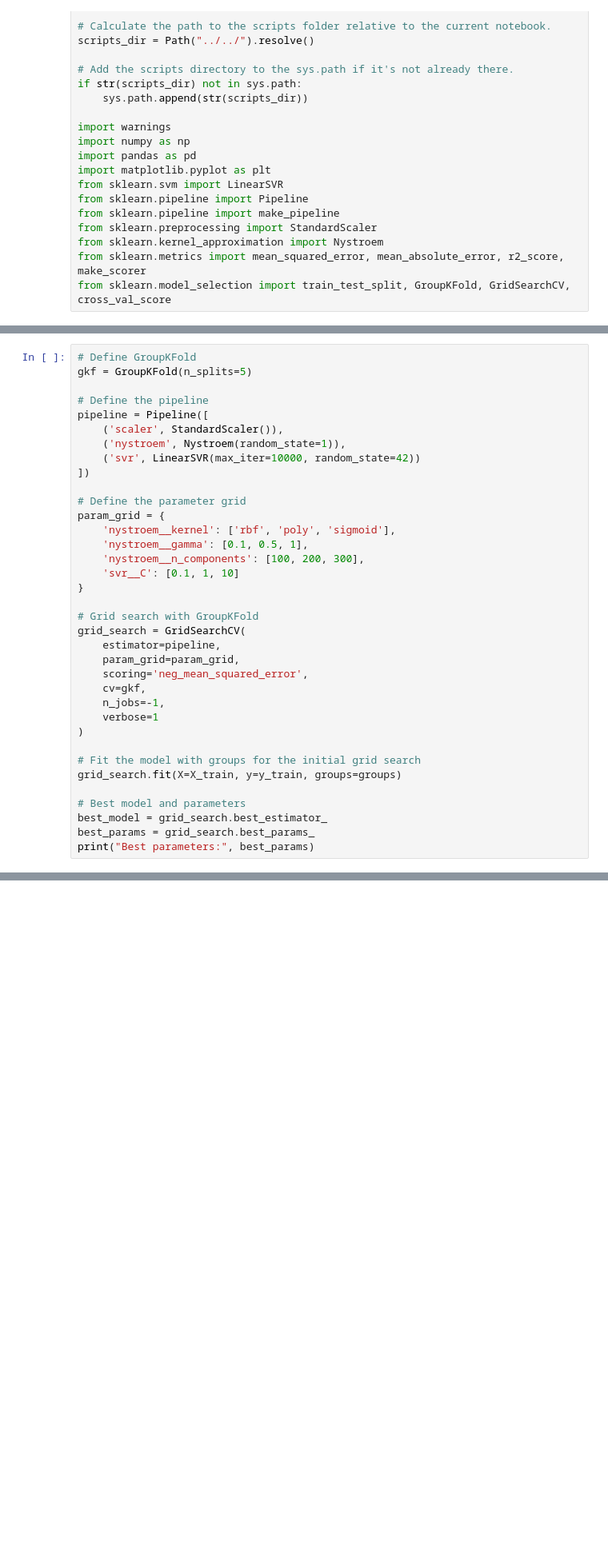
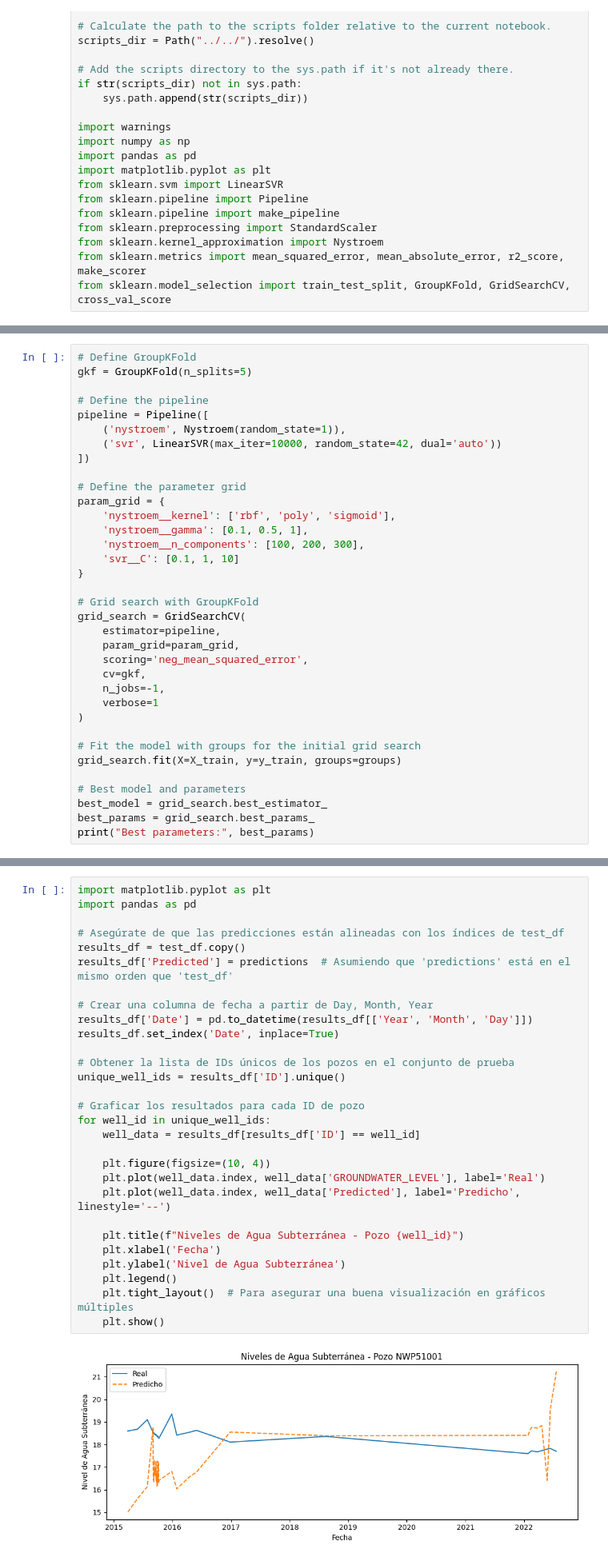
Before and after one commit to franfurey/aquaViva, a Jupyter notebook: notebooks/machine_learning/LinearSVR.ipynb, the cells around one changed output, grey strips where cells are left out. Shown: that part at 80% size. Saved outputs shown, nothing was run; the diff lists cells and outputs as text; blank space fills up the shorter version.

Commit message:
LinearSVR best model

```diff
--- a/notebooks/machine_learning/LinearSVR.ipynb
+++ b/notebooks/machine_learning/LinearSVR.ipynb
@@ -49,9 +82,8 @@ gkf = GroupKFold(n_splits=5)
 
 # Define the pipeline
 pipeline = Pipeline([
-    ('scaler', StandardScaler()),
     ('nystroem', Nystroem(random_state=1)),
-    ('svr', LinearSVR(max_iter=10000, random_state=42))
+    ('svr', LinearSVR(max_iter=10000, random_state=42, dual='auto'))
 ])
 
 # Define the parameter grid
@@ -172,0 +231,31 @@ Coefficient of Determination (R²): 0.3462585938553989
+# %%
+import matplotlib.pyplot as plt
+import pandas as pd
+
+# Asegúrate de que las predicciones están alineadas con los índices de test_df
+results_df = test_df.copy()
+results_df['Predicted'] = predictions  # Asumiendo que 'predictions' está en el mismo orden que 'test_df'
+
+# Crear una columna de fecha a partir de Day, Month, Year
+results_df['Date'] = pd.to_datetime(results_df[['Year', 'Month', 'Day']])
+results_df.set_index('Date', inplace=True)
+
+# Obtener la lista de IDs únicos de los pozos en el conjunto de prueba
+unique_well_ids = results_df['ID'].unique()
+
+# Graficar los resultados para cada ID de pozo
+for well_id in unique_well_ids:
+    well_data = results_df[results_df['ID'] == well_id]
+
+    plt.figure(figsize=(10, 4))
+    plt.plot(well_data.index, well_data['GROUNDWATER_LEVEL'], label='Real')
+    plt.plot(well_data.index, well_data['Predicted'], label='Predicho', linestyle='--')
+
+    plt.title(f"Niveles de Agua Subterránea - Pozo {well_id}")
+    plt.xlabel('Fecha')
+    plt.ylabel('Nivel de Agua Subterránea')
+    plt.legend()
+    plt.tight_layout()  # Para asegurar una buena visualización en gráficos múltiples
+    plt.show()
+# %% [output]
+[figure, added]
```
Also changed, not shown: parts of 9 cells of this notebook.
